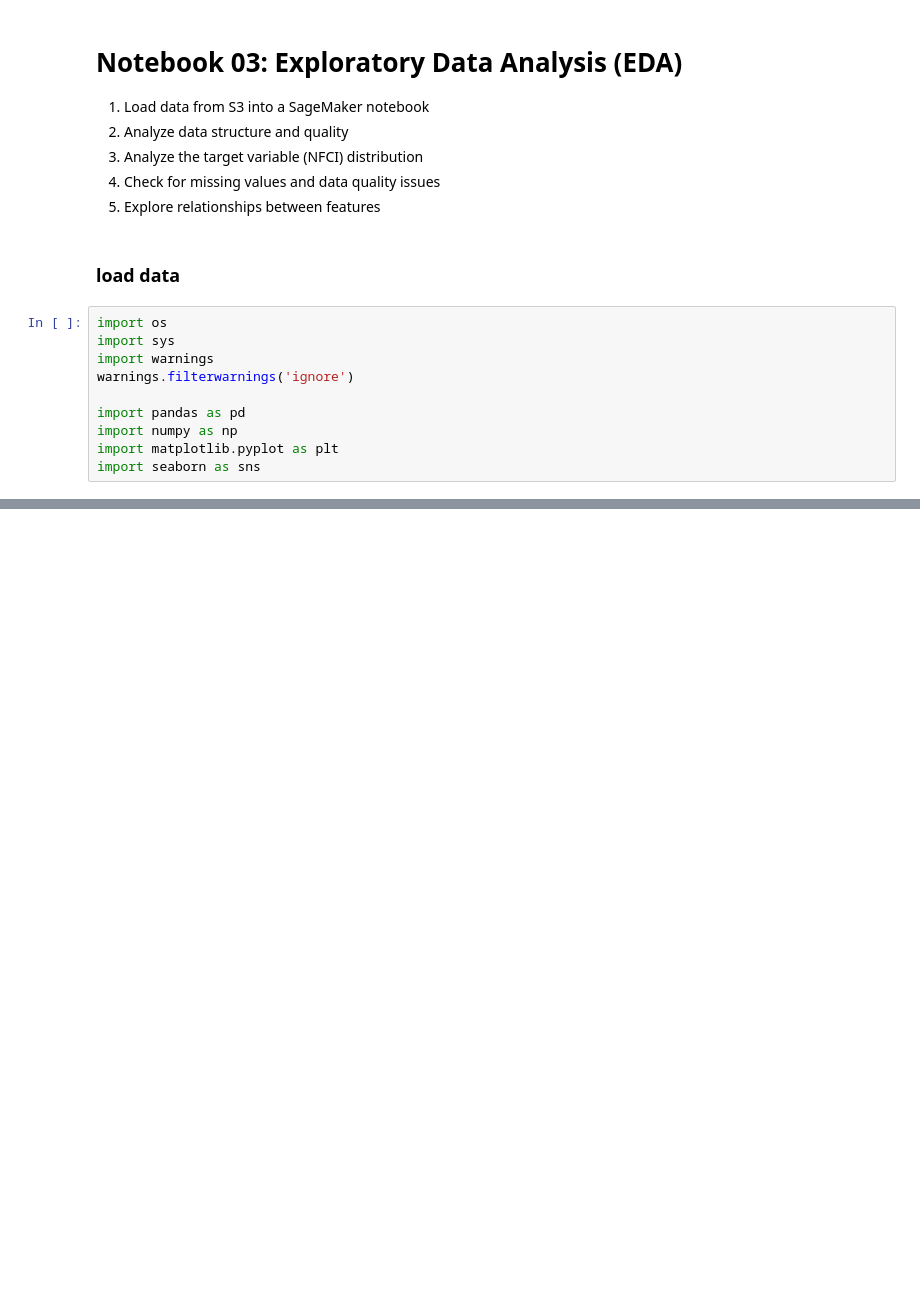
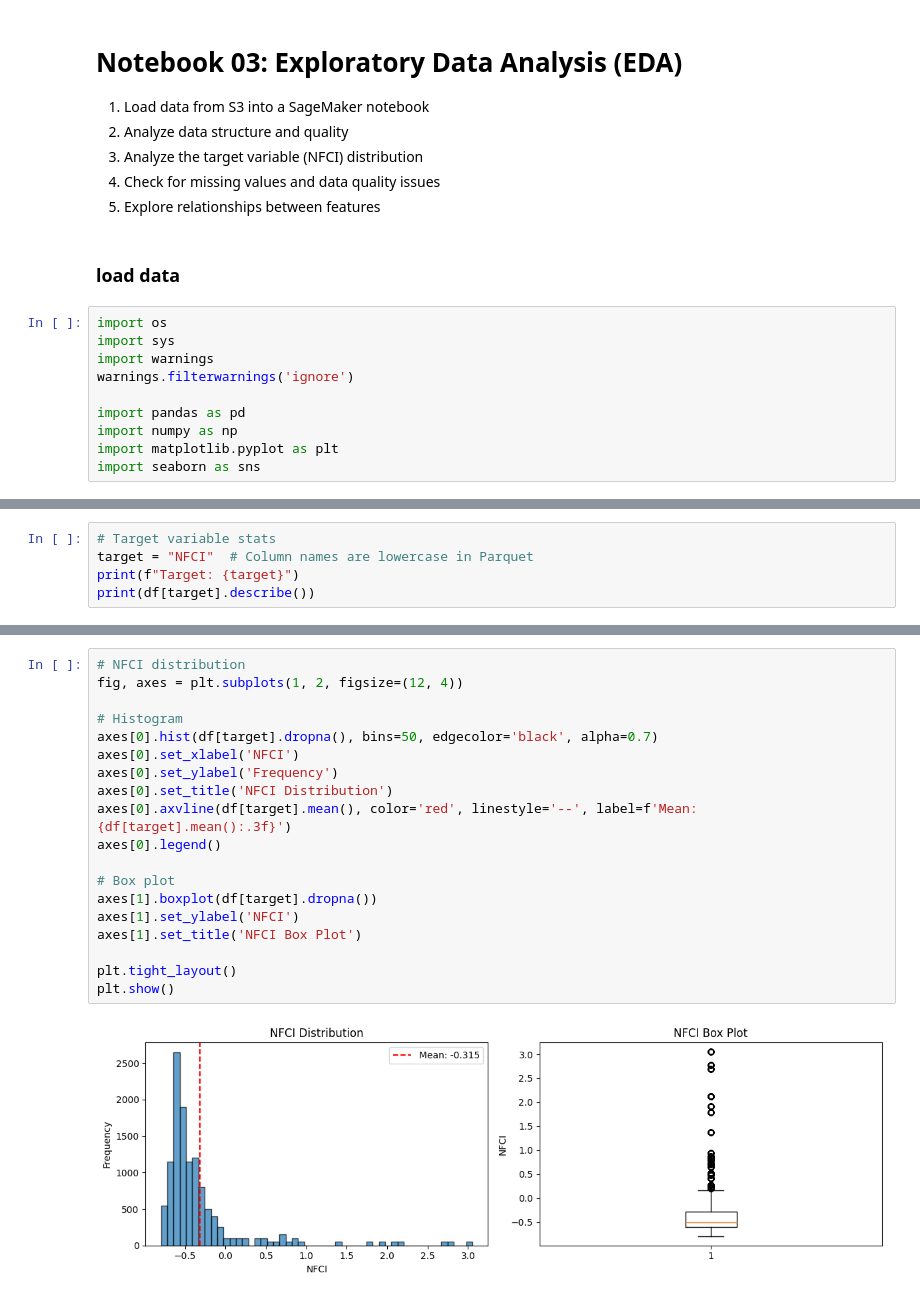
Before and after one commit to PSswathi/horizoncapital-forecaster-mlops, a Jupyter notebook: notebooks/03_exploratory_data_analysis.ipynb, the cells around one changed output, grey strips where cells are left out. Cells and saved outputs as stored; diff of their text form; blank space fills up the shorter version.

```diff
--- a/notebooks/03_exploratory_data_analysis.ipynb
+++ b/notebooks/03_exploratory_data_analysis.ipynb
@@ -38,0 +140,5 @@ from config.config import (
+# %%
+# Target variable stats
+target = "NFCI"  # Column names are lowercase in Parquet
+print(f"Target: {target}")
+print(df[target].describe())
@@ -38,0 +156,21 @@ from config.config import (
+# %%
+# NFCI distribution
+fig, axes = plt.subplots(1, 2, figsize=(12, 4))
+
+# Histogram
+axes[0].hist(df[target].dropna(), bins=50, edgecolor='black', alpha=0.7)
+axes[0].set_xlabel('NFCI')
+axes[0].set_ylabel('Frequency')
+axes[0].set_title('NFCI Distribution')
+axes[0].axvline(df[target].mean(), color='red', linestyle='--', label=f'Mean: {df[target].mean():.3f}')
+axes[0].legend()
+
+# Box plot
+axes[1].boxplot(df[target].dropna())
+axes[1].set_ylabel('NFCI')
+axes[1].set_title('NFCI Box Plot')
+
+plt.tight_layout()
+plt.show()
+# %% [output]
+[figure, added]
```
Also changed, not shown: parts of 19 cells of this notebook, 6 other files.
